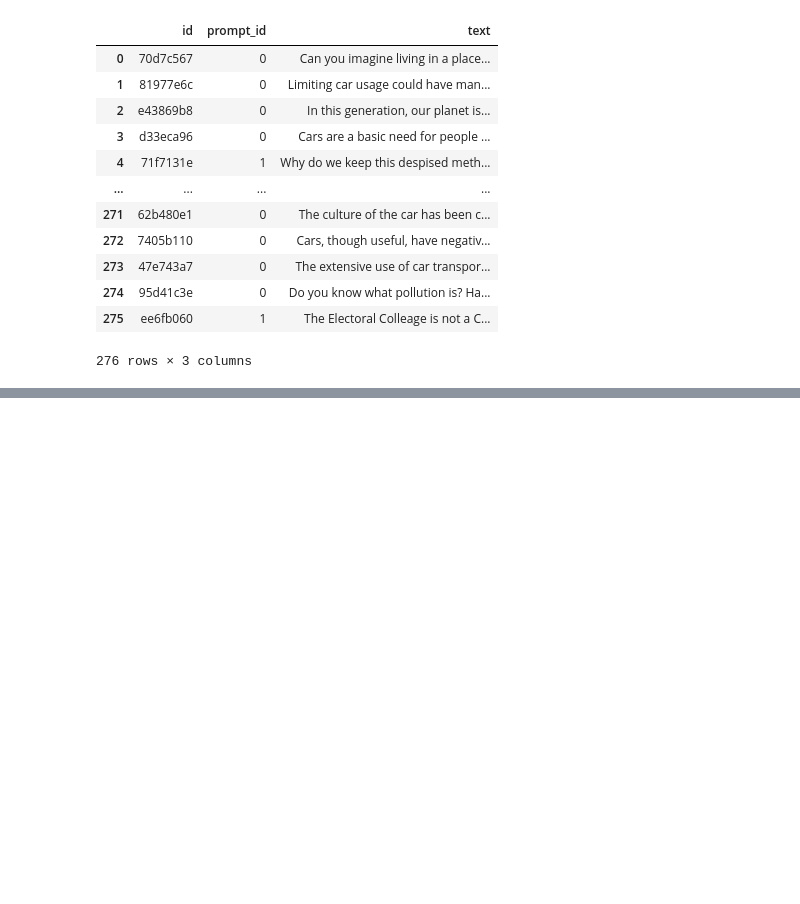
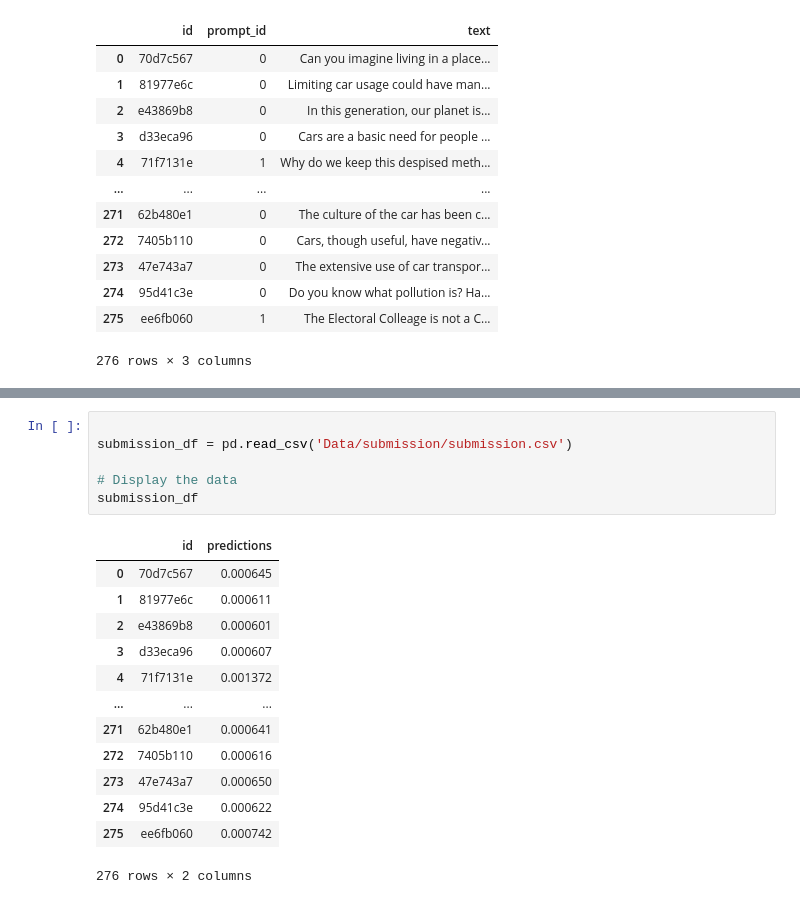
Before and after one commit to ahkatlio/LLM-Detect-AI-Generated-Text, a Jupyter notebook: model2.ipynb, the cells around one changed output, grey strips where cells are left out. Drawn from its saved outputs; the diff is of its cells as text; blank space fills up the shorter version.

```diff
--- a/model2.ipynb
+++ b/model2.ipynb
@@ -208,0 +300,20 @@ AttributeError: 'Sequential' object has no attribute 'wv'
+# %%
+
+submission_df = pd.read_csv('Data/submission/submission.csv')
+
+# Display the data
+submission_df
+# %% [output]
+|  | id | predictions |
+| 0 | 70d7c567 | 0.000645 |
+| 1 | 81977e6c | 0.000611 |
+| 2 | e43869b8 | 0.000601 |
+| 3 | d33eca96 | 0.000607 |
+| 4 | 71f7131e | 0.001372 |
+| ... | ... | ... |
+| 271 | 62b480e1 | 0.000641 |
+| 272 | 7405b110 | 0.000616 |
+| 273 | 47e743a7 | 0.000650 |
+| 274 | 95d41c3e | 0.000622 |
+| 275 | ee6fb060 | 0.000742 |
+276 rows × 2 columns
```
Also changed, not shown: parts of 12 cells of this notebook, 6 other files.
